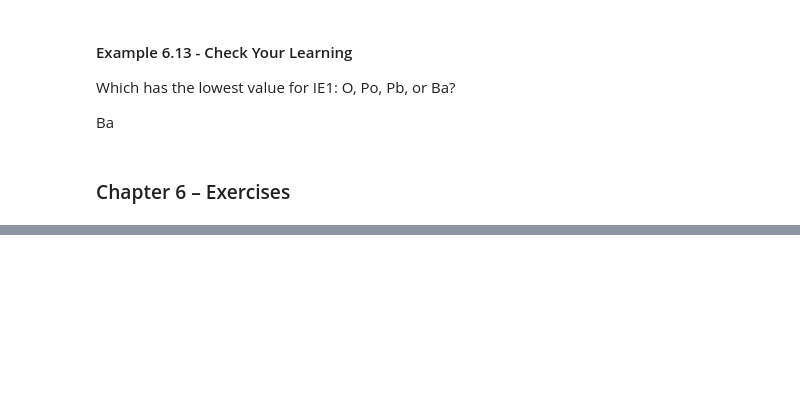
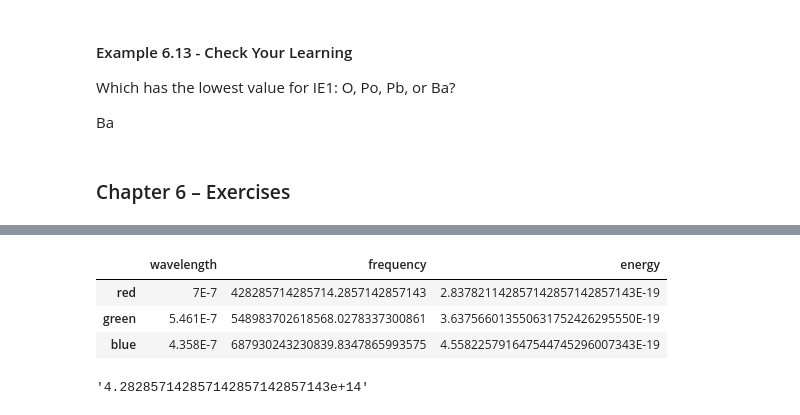
Before and after one commit to dean-e-peterson/python-misc, a Jupyter notebook: chem2e-ch6.ipynb, the cells around one changed output, grey strips where cells are left out. Cells and saved outputs as stored; diff of their text form; code cells hidden in the pictures; blank space fills up the shorter version.

```diff
--- a/chem2e-ch6.ipynb
+++ b/chem2e-ch6.ipynb
@@ -435,0 +552,22 @@ Ba
+# %%
+red = Decimal('700') / 10**9
+green = Decimal('546.1') / 10**9
+blue = Decimal('435.8') / 10**9
+freq_r = sc / red
+freq_g = sc / green
+freq_b = sc / blue
+e_r = h * sc / red
+e_g = h * sc / green
+e_b = h * sc / blue
+with localcontext(prec = 7):
+    mydf = pd.DataFrame({'wavelength': {'red': red, 'green': green, 'blue': blue},
+                         'frequency':  {'red': freq_r, 'green': freq_g, 'blue': freq_b},
+                         'energy':     {'red': e_r, 'green': e_g, 'blue': e_b}})
+display(mydf)
+display(f'{freq_r:e}')
+# %% [output]
+|  | wavelength | frequency | energy |
+| red | 7E-7 | 428285714285714.2857142857143 | 2.837821142857142857142857143E-19 |
+| green | 5.461E-7 | 548983702618568.0278337300861 | 3.637566013550631752426295550E-19 |
+| blue | 4.358E-7 | 687930243230839.8347865993575 | 4.558225791647544745296007343E-19 |
+'4.282857142857142857142857143e+14'
```
Also changed, not shown: parts of 23 cells of this notebook, 1 other file.
